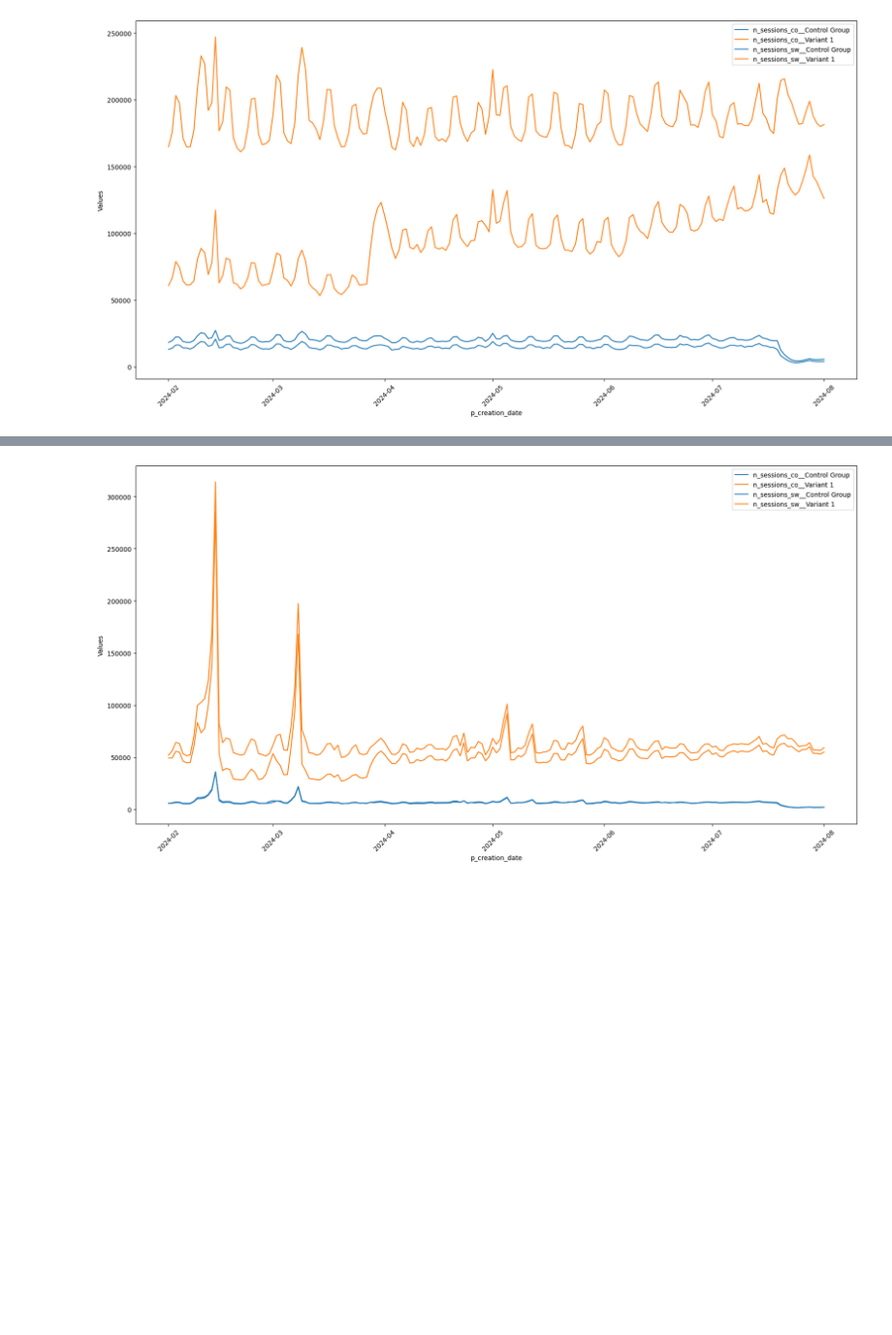
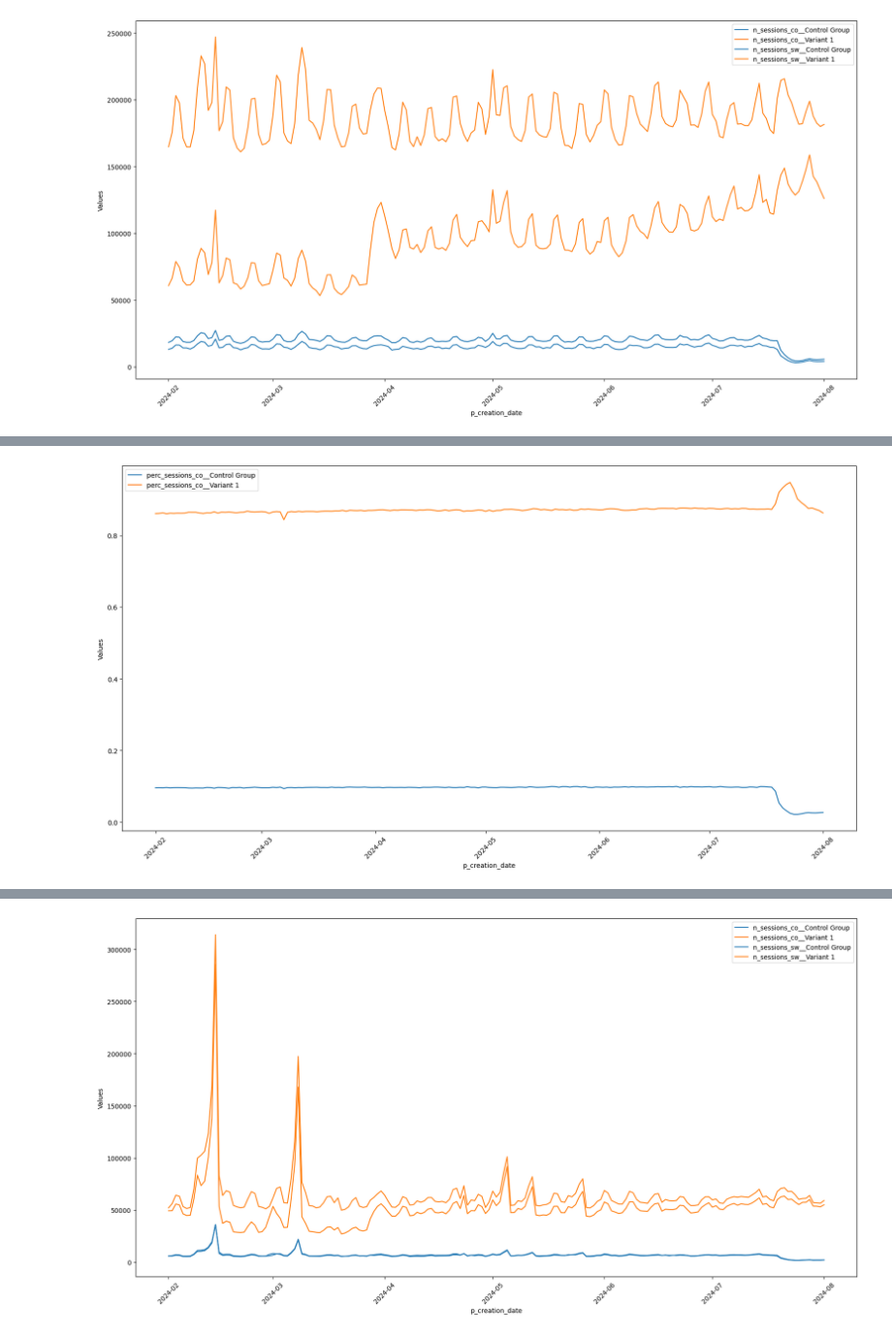
Before and after one commit to JordiCremades4444/central-node, a Jupyter notebook: notebooks/989_2024_7_nsw_osw_cvr/nsw_osw_confluence.ipynb, the cells around one changed output, grey strips where cells are left out. Shown at 97% size. Cells and saved outputs as stored; diff of their text form; code cells hidden in the pictures; blank space fills up the shorter version.

```diff
--- a/notebooks/989_2024_7_nsw_osw_cvr/nsw_osw_confluence.ipynb
+++ b/notebooks/989_2024_7_nsw_osw_cvr/nsw_osw_confluence.ipynb
@@ -168,0 +185,12 @@ v.multiple_variable_lineplot(
+# %%
+df_pivoted['total_sessions_co'] = df_pivoted['n_sessions_co__Control Group'] + df_pivoted['n_sessions_co__Variant 1'] + df_pivoted['n_sessions_co__forced_assignment'] + df_pivoted['n_sessions_co__nan']
+df_pivoted['perc_sessions_co__Control Group'] = df_pivoted['n_sessions_co__Control Group']/df_pivoted['total_sessions_co']
+df_pivoted['perc_sessions_co__Variant 1'] = df_pivoted['n_sessions_co__Variant 1']/df_pivoted['total_sessions_co']
+
+v.multiple_variable_lineplot(
+    'p_creation_date'
+    ,['perc_sessions_co__Control Group','perc_sessions_co__Variant 1']
+    ,colors=['blue','orange']
+)
+# %% [output]
+[figure, added]
```
Also changed, not shown: parts of 11 cells of this notebook.
